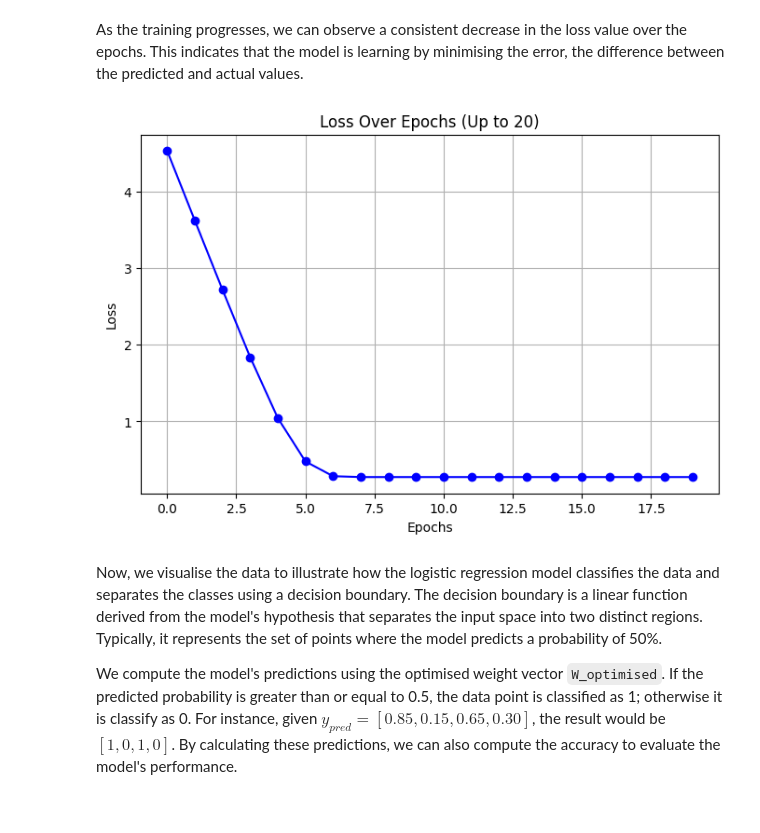
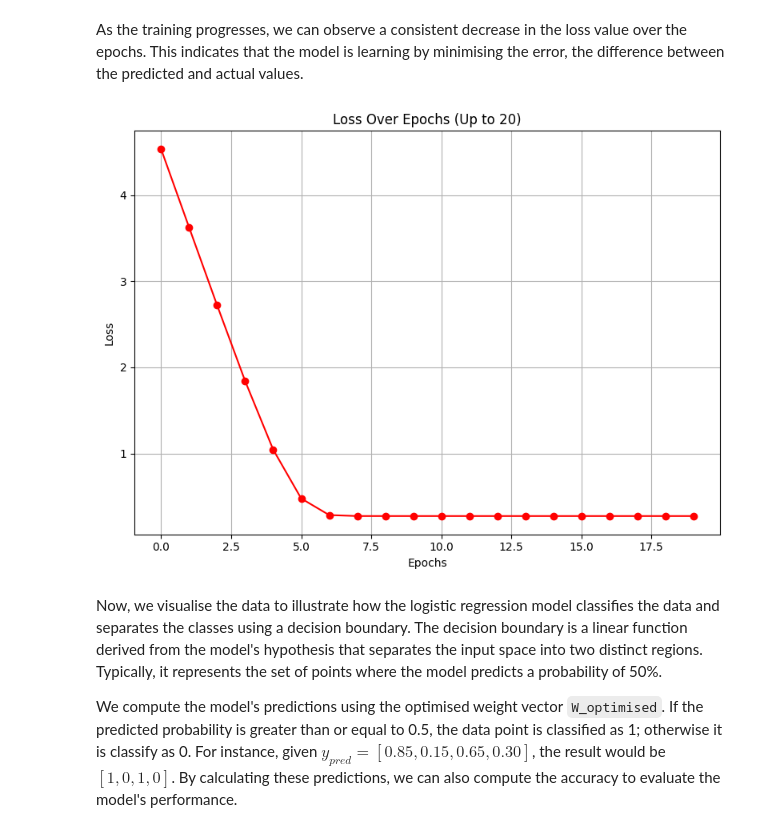
Before and after one commit to tsu76i/DS-playground, a Jupyter notebook: 2. Regression/2.1 Regression From Scratch/2.1_regression_from_scratch.ipynb, the cells around one changed output. Drawn from its saved outputs; the diff is of its cells as text; code cells hidden in the pictures.

```diff
--- a/2. Regression/2.1 Regression From Scratch/2.1_regression_from_scratch.ipynb
+++ b/2. Regression/2.1 Regression From Scratch/2.1_regression_from_scratch.ipynb
@@ -386,15 +388,16 @@ Optimised weights after 5000 epochs:
 # %% [markdown]
 As the training progresses, we can observe a consistent decrease in the loss value over the epochs. This indicates that the model is learning by minimising the error, the difference between the predicted and actual values.
 # %%
-plt.figure(figsize=(8, 5))
-plt.plot(loss_BCE[:20], marker='o', color='b')
+plt.figure(figsize=(8, 6))
+plt.plot(loss_BCE[:20], marker='o', color='red')
 plt.xlabel('Epochs')
 plt.ylabel('Loss')
 plt.title('Loss Over Epochs (Up to 20)')
+plt.tight_layout()
 plt.grid(True)
 plt.show()
 # %% [output]
-[figure, old version]
+[figure, new version]
 # %% [markdown]
 Now, we visualise the data to illustrate how the logistic regression model classifies the data and separates the classes using a decision boundary. The decision boundary is a linear function derived from the model's hypothesis that separates the input space into two distinct regions. Typically, it represents the set of points where the model predicts a probability of 50%.
 
```
Also changed, not shown: parts of 19 cells of this notebook.
